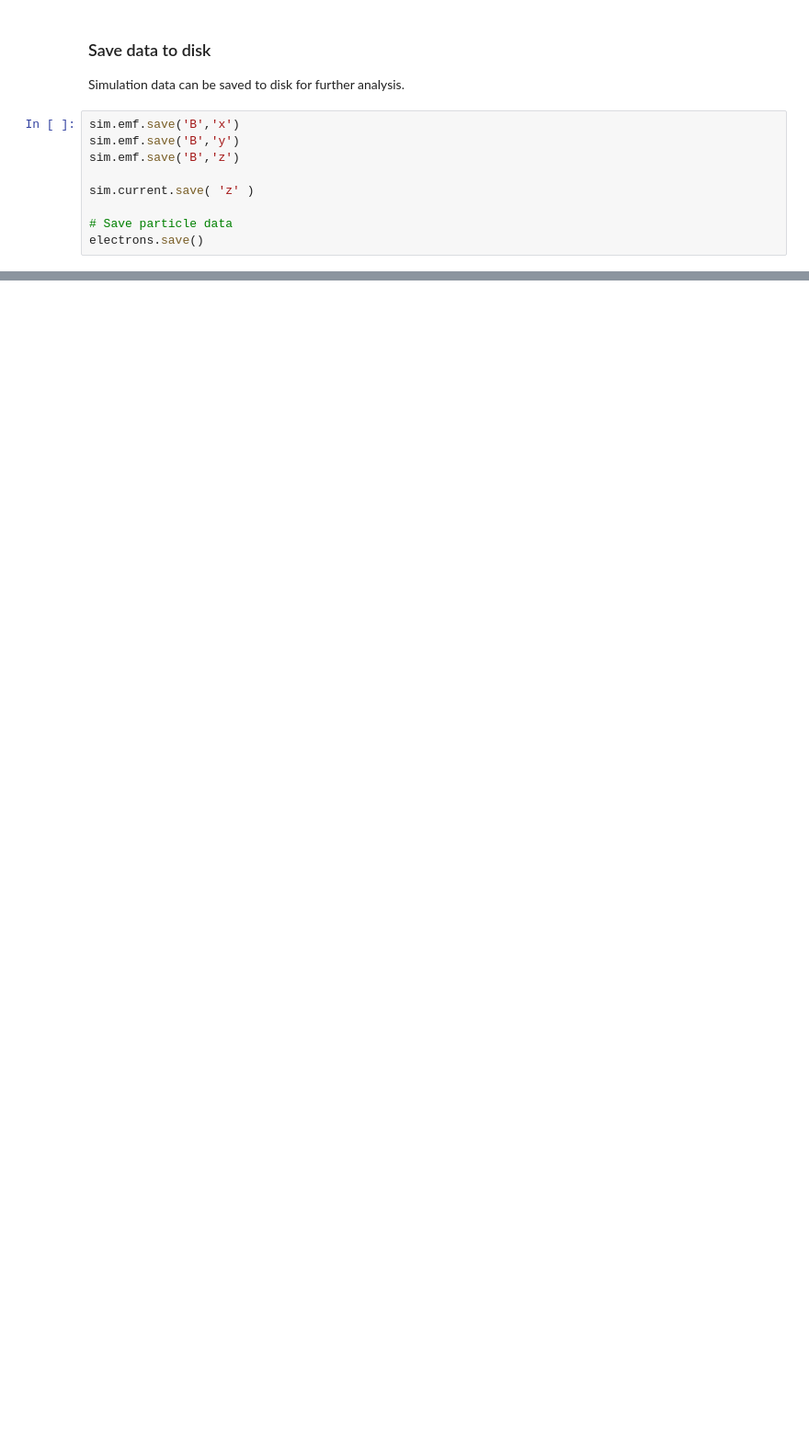
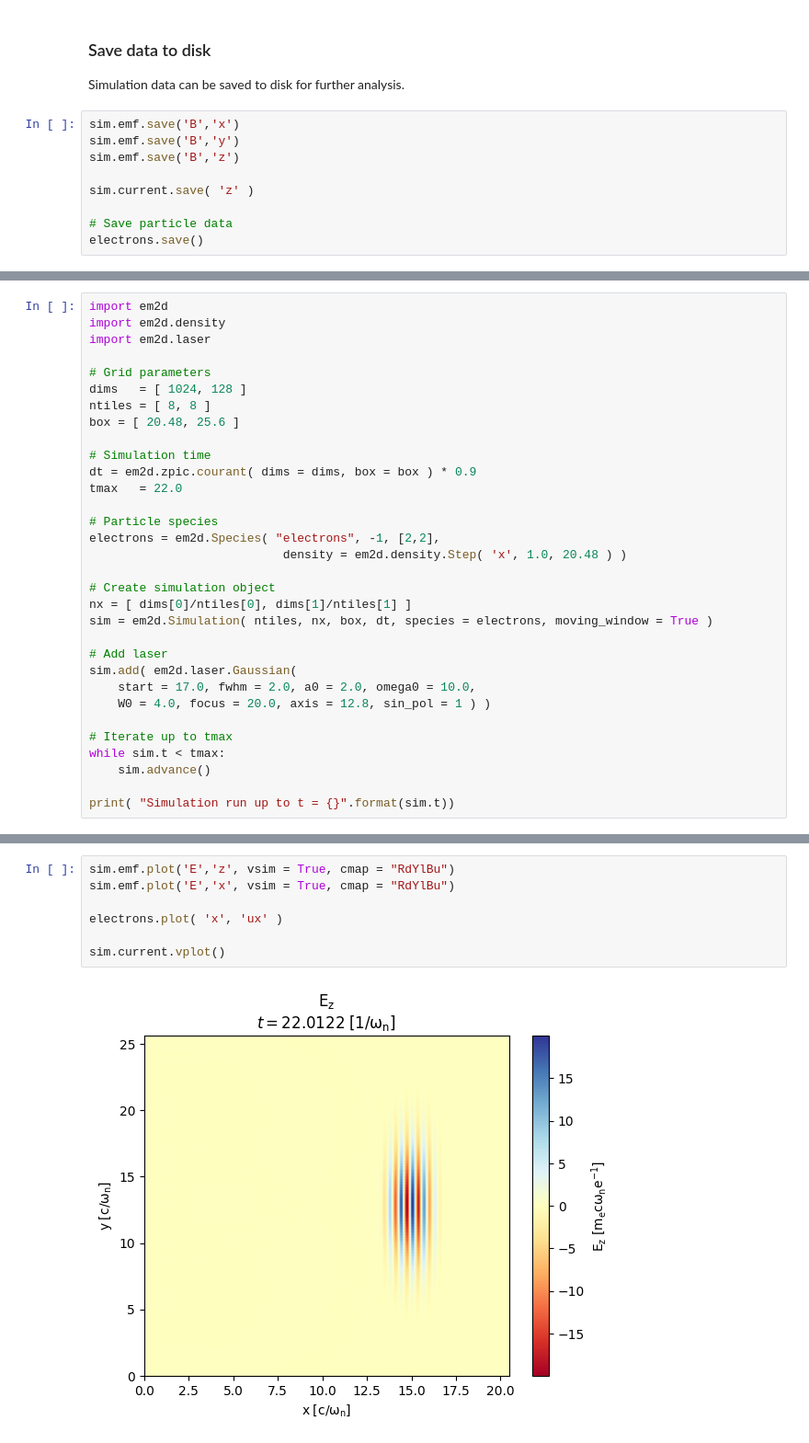
Before and after one commit to ricardo-fonseca/zpic-parallel, a Jupyter notebook: openmp/python/test.ipynb, the cells around one changed output, grey strips where cells are left out. Shown at 92% size. Saved outputs shown, nothing was run; the diff lists cells and outputs as text; blank space fills up the shorter version.

```diff
--- a/openmp/python/test.ipynb
+++ b/openmp/python/test.ipynb
@@ -118,0 +144,32 @@ electrons.save()
+# %%
+import em2d
+import em2d.density
+import em2d.laser
+
+# Grid parameters
+dims   = [ 1024, 128 ]
+ntiles = [ 8, 8 ]
+box = [ 20.48, 25.6 ]
+
+# Simulation time
+dt = em2d.zpic.courant( dims = dims, box = box ) * 0.9
+tmax   = 22.0
+
+# Particle species
+electrons = em2d.Species( "electrons", -1, [2,2],
+                           density = em2d.density.Step( 'x', 1.0, 20.48 ) )
+
+# Create simulation object
+nx = [ dims[0]/ntiles[0], dims[1]/ntiles[1] ]
+sim = em2d.Simulation( ntiles, nx, box, dt, species = electrons, moving_window = True )
+
+# Add laser
+sim.add( em2d.laser.Gaussian(
+    start = 17.0, fwhm = 2.0, a0 = 2.0, omega0 = 10.0,
+    W0 = 4.0, focus = 20.0, axis = 12.8, sin_pol = 1 ) )
+
+# Iterate up to tmax
+while sim.t < tmax:
+    sim.advance()
+
+print( "Simulation run up to t = {}".format(sim.t))
@@ -118,0 +180,9 @@ electrons.save()
+# %%
+sim.emf.plot('E','z', vsim = True, cmap = "RdYlBu")
+sim.emf.plot('E','x', vsim = True, cmap = "RdYlBu")
+
+electrons.plot( 'x', 'ux' )
+
+sim.current.vplot()
+# %% [output]
+[figure, added]
```
Also changed, not shown: parts of 8 cells of this notebook, 38 other files.
